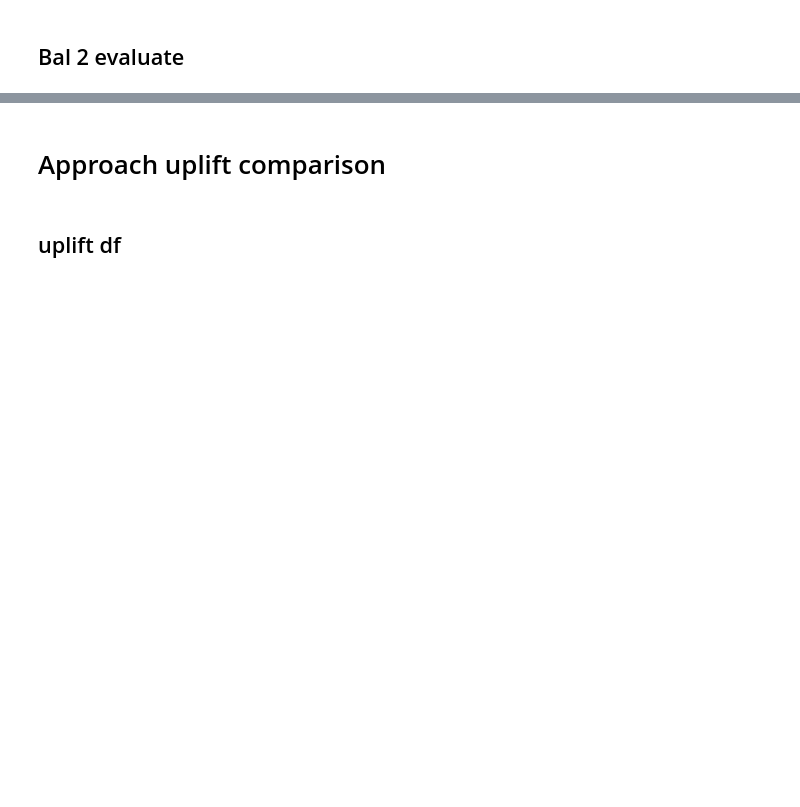
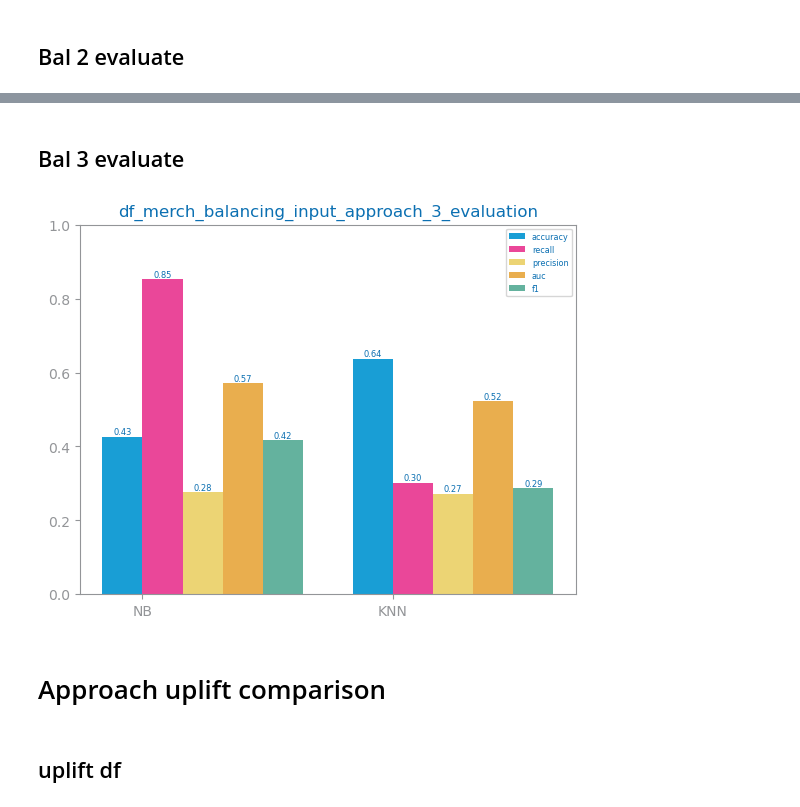
Before and after one commit to jvanalytics/ist_dash_2024_rec, a Jupyter notebook: notebooks/google_merch_store/7_ga4_merch_balancing.ipynb, the cells around one changed output, grey strips where cells are left out. Drawn from its saved outputs; the diff is of its cells as text; code cells hidden in the pictures; blank space fills up the shorter version.

```diff
--- a/notebooks/google_merch_store/7_ga4_merch_balancing.ipynb
+++ b/notebooks/google_merch_store/7_ga4_merch_balancing.ipynb
@@ -372,0 +375,34 @@ if evaluate == True:
+# %%
+
+def apply_strategy_3(df):
+
+    from imblearn.over_sampling import SMOTE
+
+    # Create a copy of the dataframe
+    df_copy = df.copy()
+
+    print(f"Original class distribution:\n{df_copy[target].value_counts(normalize=True) * 100}\n")
+
+
+    # Separate the features (X) and the target (y)
+    X = df_copy.drop(columns=[target])
+    y = df_copy[target]
+
+    # Apply SMOTE to balance the data
+    smote = SMOTE(random_state=42)
+    X_res, y_res = smote.fit_resample(X, y)
+
+    # Recombine the features and target into a single dataframe
+    df_smote = pd.concat([pd.DataFrame(X_res, columns=X.columns), pd.DataFrame(y_res, columns=[target])], axis=1)
+
+    # Sort the dataset by 'day_of_year' again if needed
+    df_smote.sort_values(by='day_of_year', inplace=True)
+
+    print(f"New class distribution:\n{df_smote[target].value_counts(normalize=True) * 100}\n")
+
+
+    return df_smote
+
+
+train_3=apply_strategy_3(train)
+test_3=test.copy()
@@ -373,3 +457,16 @@ if evaluate == True:
+# %% [markdown]
+## Bal 3 evaluate
+# %%
+if evaluate == True:
+    figure()
+    eval_3: dict[str, list] = evaluate_approach(train_3, test_3, target='returning_user', metric="precision")
+    plot_multibar_chart(
+        ["NB", "KNN"], eval_3, title=f"{file_tag}_approach_3_evaluation", percentage=True
+    )
+    savefig(f"images/{file_tag}_approach_3_evaluation.png")
+    show()
+# %% [output]
+[figure, added]
 # %% [markdown]
 # Approach uplift comparison
 # %% [markdown]
```
Also changed, not shown: parts of 18 cells of this notebook, 53 other files.
